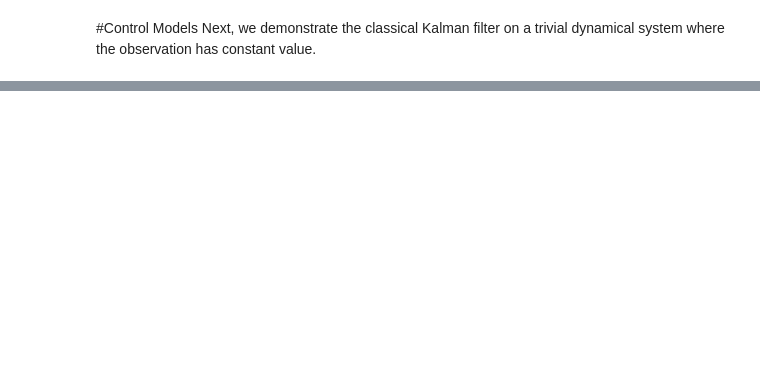
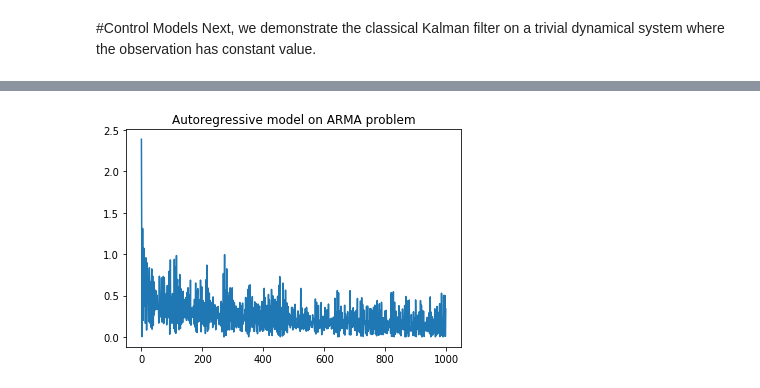
Before and after one commit to MinRegret/TigerControl, a Jupyter notebook: tutorials/notebooks/Models.ipynb, the cells around one changed output, grey strips where cells are left out. Cells and saved outputs as stored; diff of their text form; code cells hidden in the pictures; blank space fills up the shorter version.

```diff
--- a/tutorials/notebooks/Models.ipynb
+++ b/tutorials/notebooks/Models.ipynb
@@ -85,0 +74,30 @@ while 1:
+# %%
+from ctsb.models.optimizers import OGD
+
+T = 1000
+p, q = 3, 0
+problem = ctsb.problem("ARMA-v0")
+x = problem.initialize(p, q)
+
+# there are two ways to assign an optimizer to a problem...
+
+model = ctsb.model("AutoRegressor")
+model.initialize(p, optimizer=OGD) # either by providing the class as argument...
+
+ogd = OGD(learning_rate=0.01)
+model.initialize(p, optimizer=ogd) # or by providing an optimizer instance
+
+results = []
+for i in range(T):
+  y_pred = model.predict(cur_x)
+  y_true = problem.step()
+  loss = mse(y_pred, y_true)
+  model.update(y_true)
+  x = y_true
+  results.append(loss)
+
+plt.plot(results)
+plt.title("Autoregressive model on ARMA problem")
+plt.show()
+# %% [output]
+[figure, added]
```
Also changed, not shown: parts of 9 cells of this notebook.
